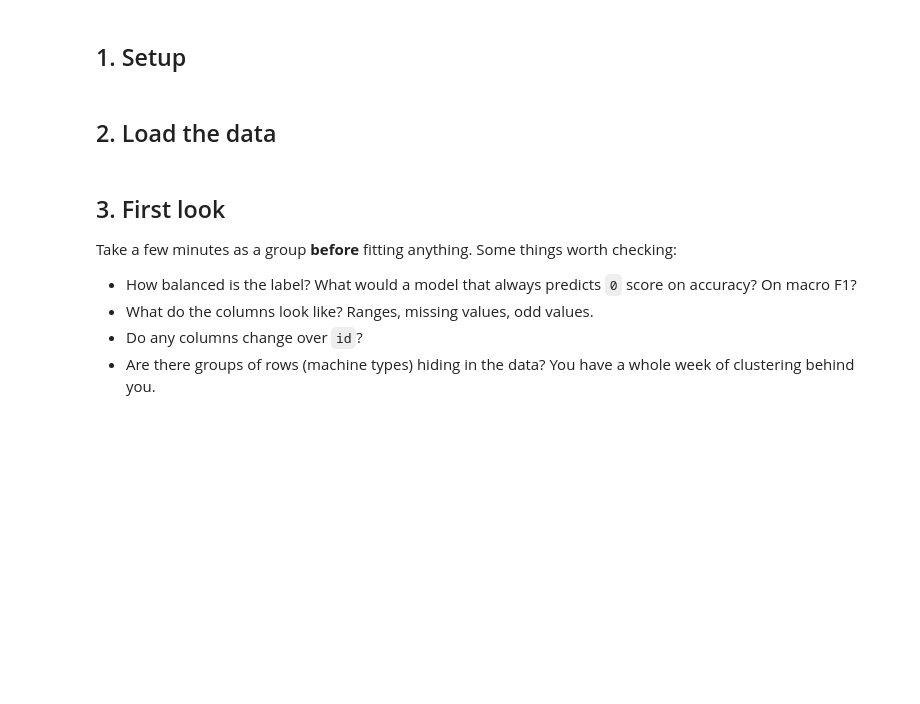
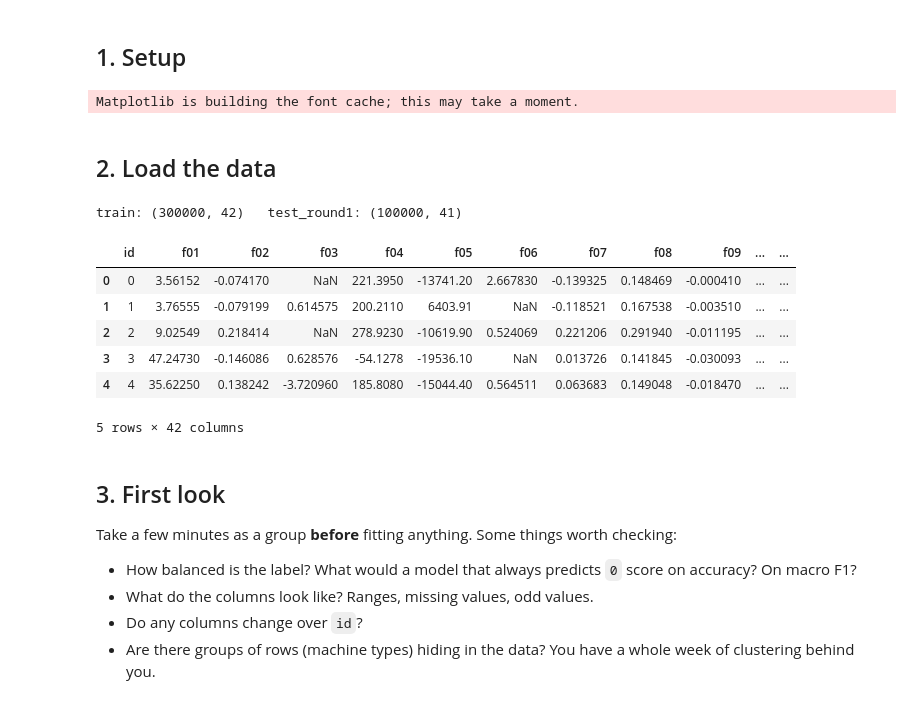
Before and after one commit to tkatz123/IST707-Notebooks, a Jupyter notebook: week11/week11_contest_starter.ipynb, the cells around one changed output. Cells and saved outputs as stored; diff of their text form; code cells hidden in the pictures; blank space fills up the shorter version.

```diff
--- a/week11/week11_contest_starter.ipynb
+++ b/week11/week11_contest_starter.ipynb
@@ -48,16 +48,27 @@ import matplotlib.pyplot as plt
 from sklearn.ensemble import HistGradientBoostingClassifier
 from sklearn.metrics import f1_score, classification_report, confusion_matrix
 
-GROUP_NAME = "CHANGE-ME"      # <- your group's name (letters, numbers and dashes)
-DATA_DIR = "contest_data"     # <- folder containing the .csv.gz files (use "." on Colab after uploading)
+GROUP_NAME = "Tyler-Mrgaj"      # <- your group's name (letters, numbers and dashes)
+DATA_DIR = "data/"     # <- folder containing the .csv.gz files (use "." on Colab after uploading)
+# %% [output]
+Matplotlib is building the font cache; this may take a moment.
 # %% [markdown]
 ## 2. Load the data
 # %%
-train = pd.read_csv(f"{DATA_DIR}/train.csv.gz")
-test_r1 = pd.read_csv(f"{DATA_DIR}/test_round1.csv.gz")
+train = pd.read_csv(f"{DATA_DIR}/train.csv")
+test_r1 = pd.read_csv(f"{DATA_DIR}/test_round1.csv")
 
 print("train:", train.shape, "  test_round1:", test_r1.shape)
 train.head()
+# %% [output]
+train: (300000, 42)   test_round1: (100000, 41)
+|  | id | f01 | f02 | f03 | f04 | f05 | f06 | f07 | f08 | f09 | ... | ... |
+| 0 | 0 | 3.56152 | -0.074170 | NaN | 221.3950 | -13741.20 | 2.667830 | -0.139325 | 0.148469 | -0.000410 | ... | ... |
+| 1 | 1 | 3.76555 | -0.079199 | 0.614575 | 200.2110 | 6403.91 | NaN | -0.118521 | 0.167538 | -0.003510 | ... | ... |
+| 2 | 2 | 9.02549 | 0.218414 | NaN | 278.9230 | -10619.90 | 0.524069 | 0.221206 | 0.291940 | -0.011195 | ... | ... |
+| 3 | 3 | 47.24730 | -0.146086 | 0.628576 | -54.1278 | -19536.10 | NaN | 0.013726 | 0.141845 | -0.030093 | ... | ... |
+| 4 | 4 | 35.62250 | 0.138242 | -3.720960 | 185.8080 | -15044.40 | 0.564511 | 0.063683 | 0.149048 | -0.018470 | ... | ... |
+5 rows × 42 columns
 # %% [markdown]
 ## 3. First look
 
```
Also changed, not shown: parts of 8 cells of this notebook, 3 other files.
